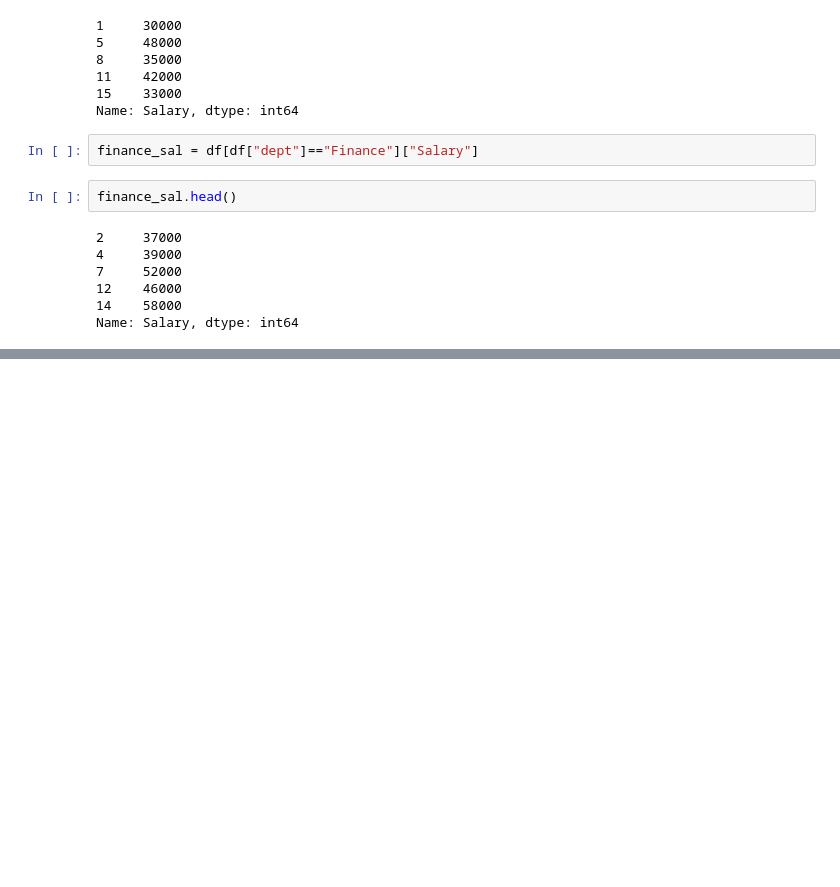
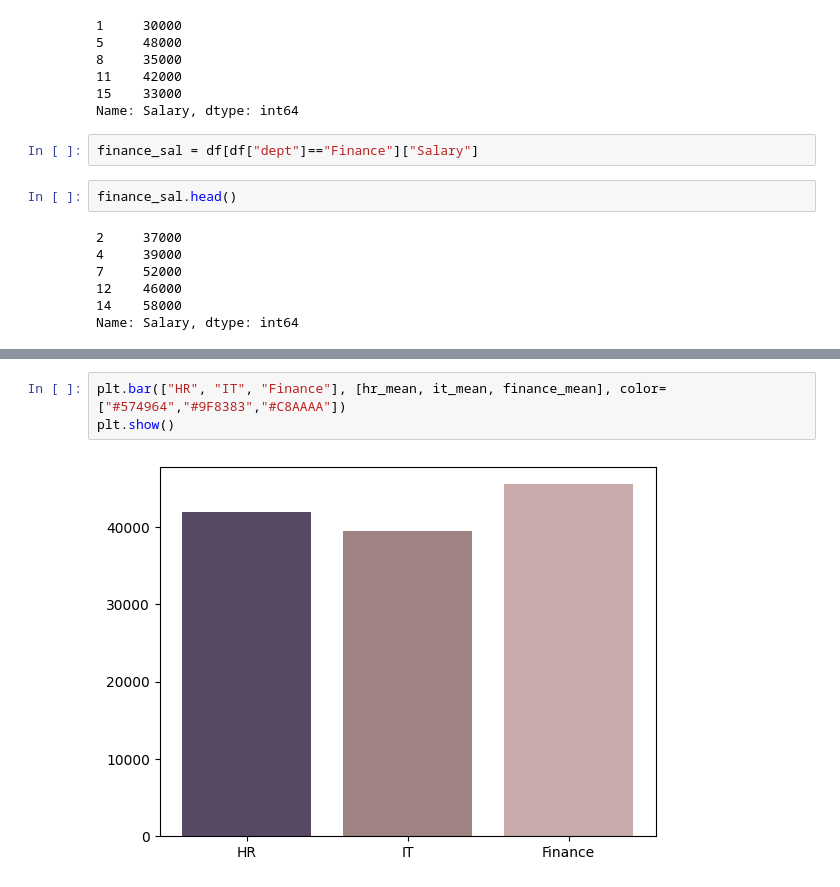
Before and after one commit to BADARRASHEED/Matplotlib, a Jupyter notebook: Matplotlib.ipynb, the cells around one changed output, grey strips where cells are left out. Drawn from its saved outputs; the diff is of its cells as text; blank space fills up the shorter version.

```diff
--- a/Matplotlib.ipynb
+++ b/Matplotlib.ipynb
@@ -208,0 +238,5 @@ Name: Salary, dtype: int64
+# %%
+plt.bar(["HR", "IT", "Finance"], [hr_mean, it_mean, finance_mean], color=["#574964","#9F8383","#C8AAAA"])
+plt.show()
+# %% [output]
+[figure, added]
```
Also changed, not shown: parts of 4 cells of this notebook.
